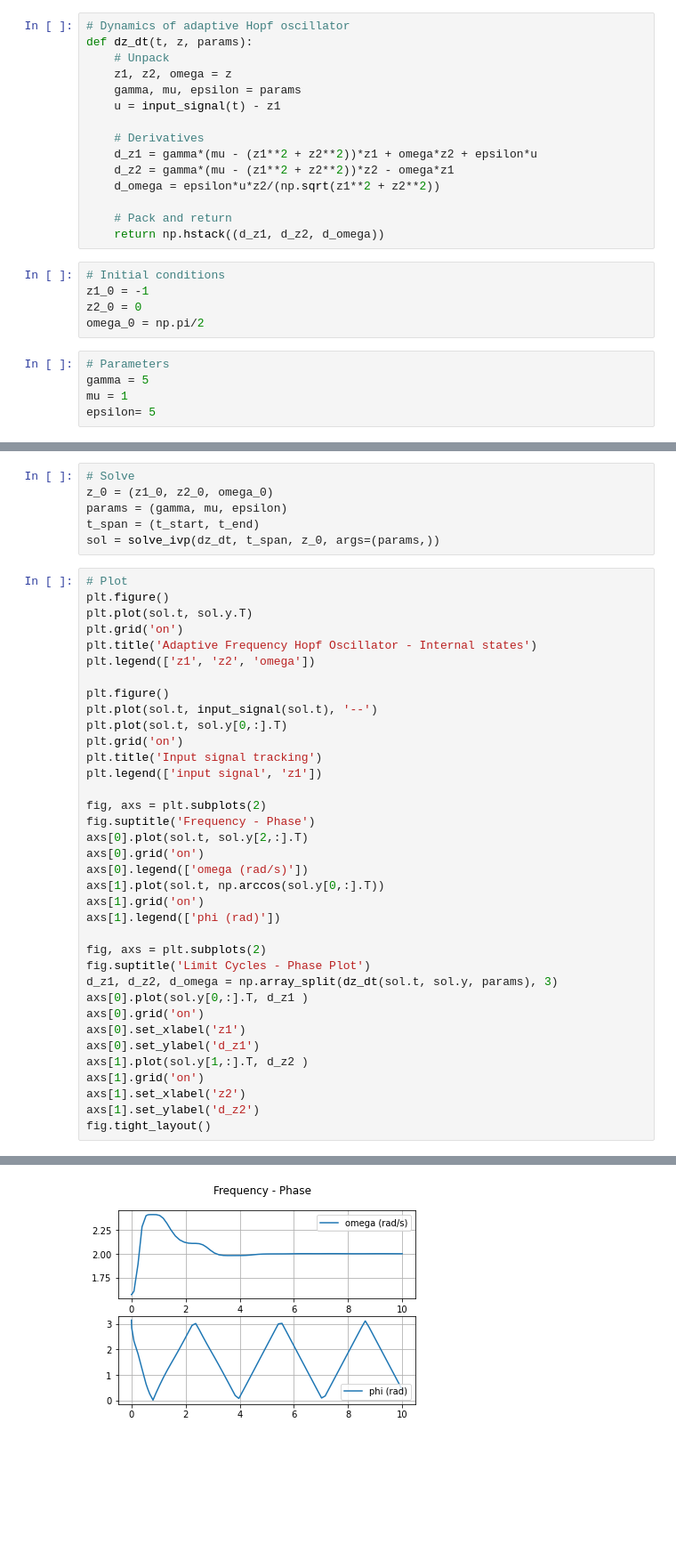
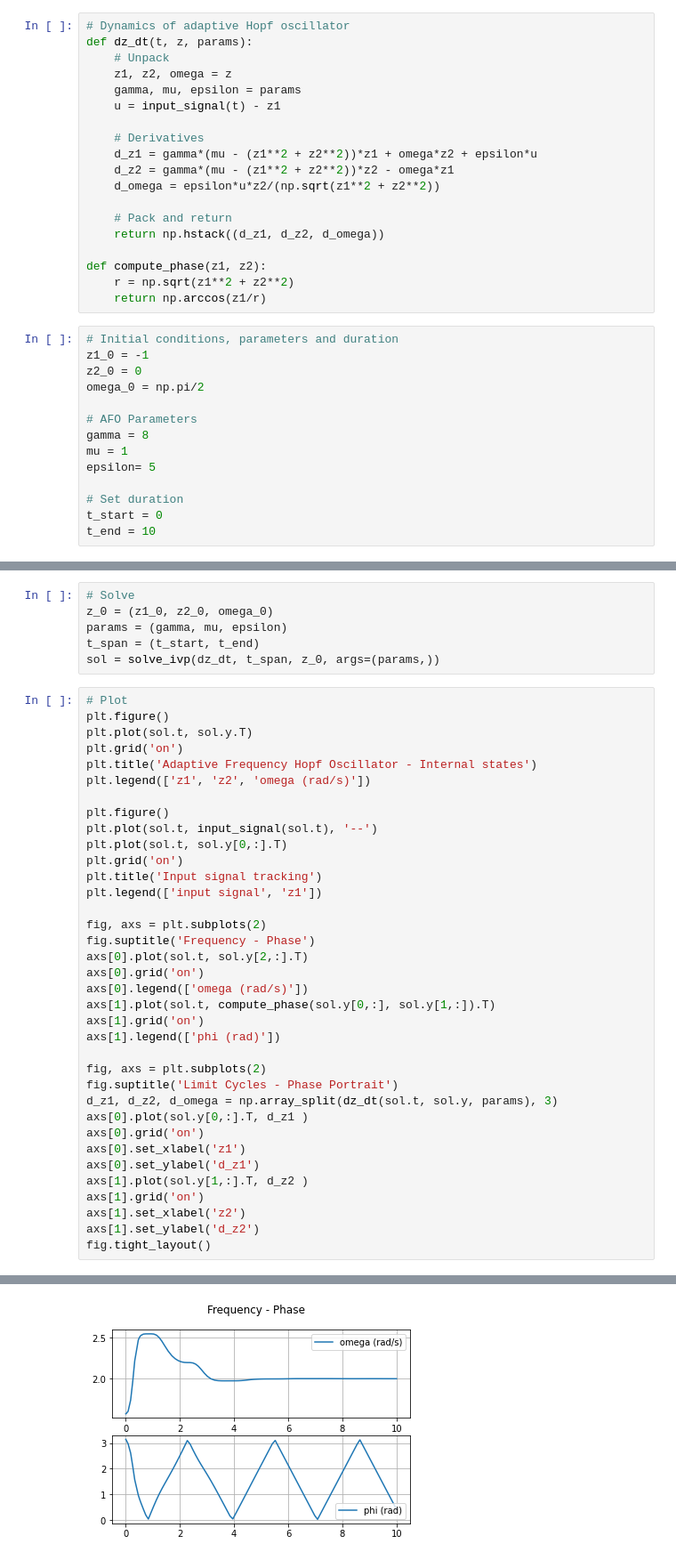
Before and after one commit to rraetz/demos_jc_unibe, a Jupyter notebook: adaptive_frequency_hopf_oscillator.ipynb, the cells around one changed output, grey strips where cells are left out. Shown at 89% size. Cells and saved outputs as stored; diff of their text form; blank space fills up the shorter version.

```diff
--- a/adaptive_frequency_hopf_oscillator.ipynb
+++ b/adaptive_frequency_hopf_oscillator.ipynb
@@ -29,13 +39,21 @@ def dz_dt(t, z, params):
 
     # Pack and return
     return np.hstack((d_z1, d_z2, d_omega))
+
+def compute_phase(z1, z2):
+    r = np.sqrt(z1**2 + z2**2)
+    return np.arccos(z1/r)
 # %%
-# Initial conditions
+# Initial conditions, parameters and duration
 z1_0 = -1
 z2_0 = 0
 omega_0 = np.pi/2
+
+# AFO Parameters
+gamma = 8
+mu = 1
+epsilon= 5
+
+# Set duration
+t_start = 0
+t_end = 10
-# %%
-# Parameters
-gamma = 5
-mu = 1
-epsilon= 5
@@ -55,7 +69,7 @@ plt.figure()
 plt.plot(sol.t, sol.y.T)
 plt.grid('on')
 plt.title('Adaptive Frequency Hopf Oscillator - Internal states')
-plt.legend(['z1', 'z2', 'omega'])
+plt.legend(['z1', 'z2', 'omega (rad/s)'])
 
 plt.figure()
 plt.plot(sol.t, input_signal(sol.t), '--')
@@ -69,12 +83,12 @@ fig.suptitle('Frequency - Phase')
 axs[0].plot(sol.t, sol.y[2,:].T)
 axs[0].grid('on')
 axs[0].legend(['omega (rad/s)'])
-axs[1].plot(sol.t, np.arccos(sol.y[0,:].T))
+axs[1].plot(sol.t, compute_phase(sol.y[0,:], sol.y[1,:]).T)
 axs[1].grid('on')
 axs[1].legend(['phi (rad)'])
 
 fig, axs = plt.subplots(2)
-fig.suptitle('Limit Cycles - Phase Plot')
+fig.suptitle('Limit Cycles - Phase Portrait')
 d_z1, d_z2, d_omega = np.array_split(dz_dt(sol.t, sol.y, params), 3)
 axs[0].plot(sol.y[0,:].T, d_z1 )
 axs[0].grid('on')
@@ -91 +105 @@ fig.tight_layout()
-[figure, old version]
+[figure, new version]
```
Also changed, not shown: parts of 4 cells of this notebook, 2 other files.
